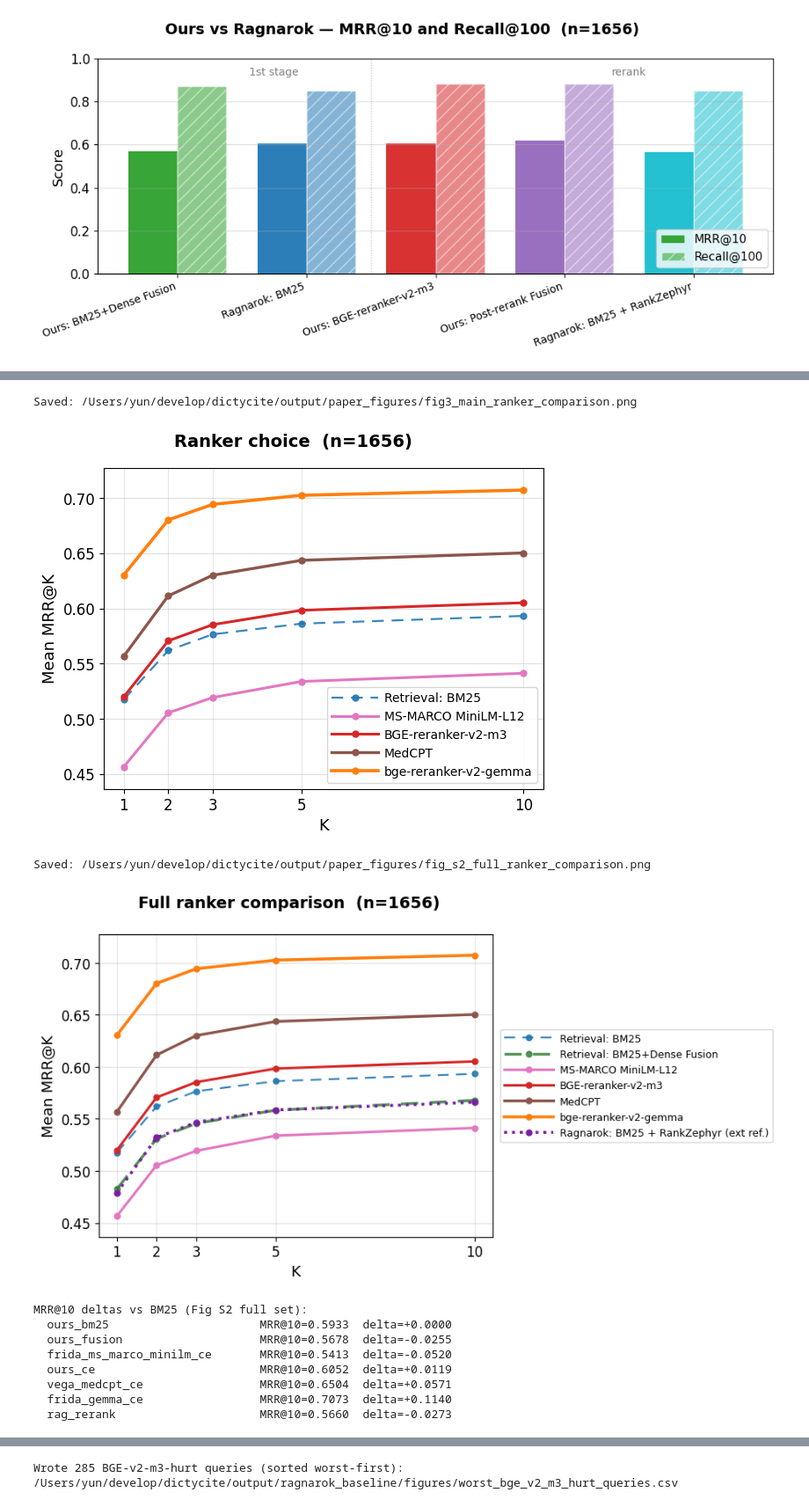
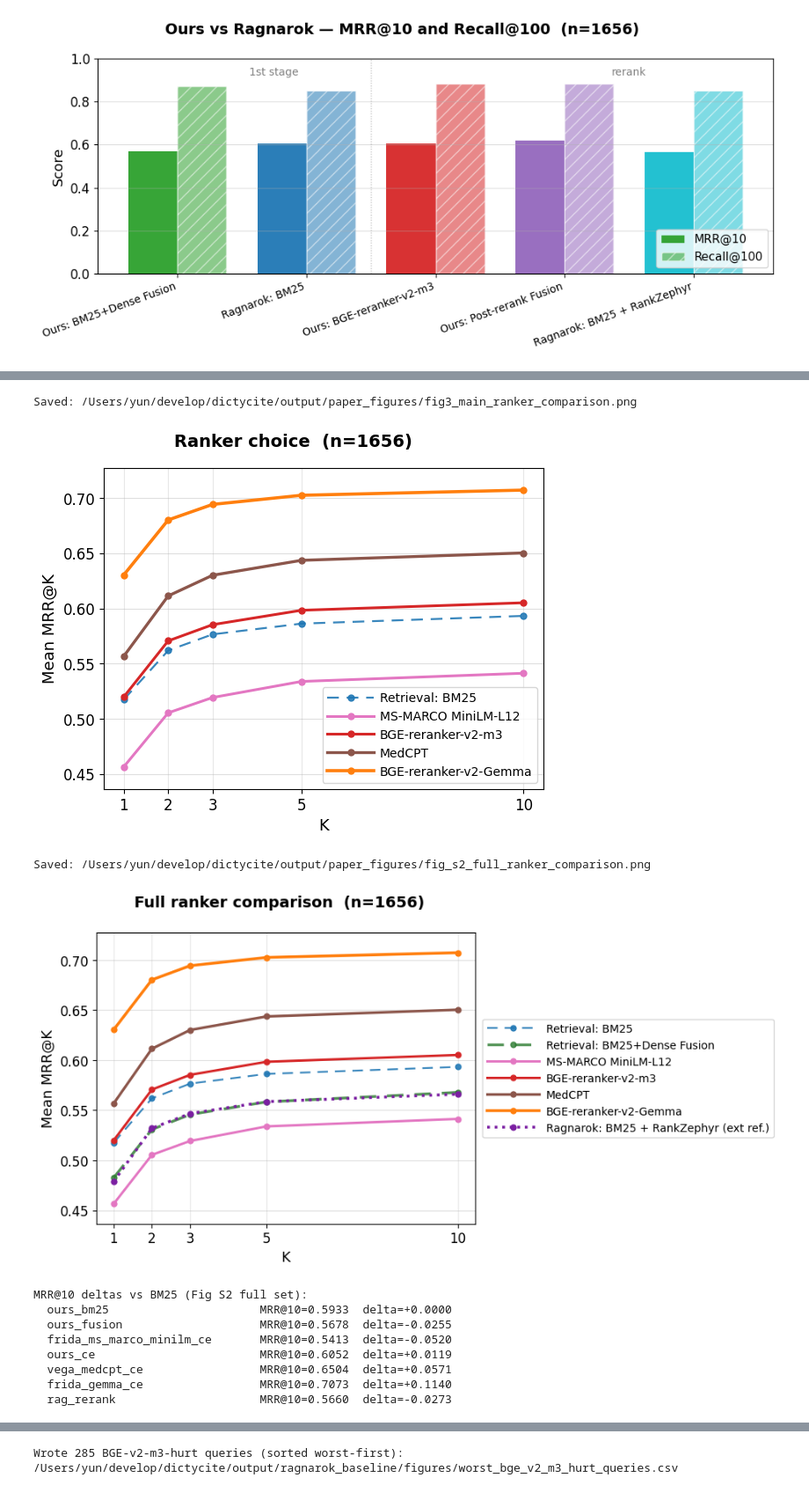
Before and after one commit to fulaibaowang/dictycite, a Jupyter notebook: notebooks/ragnarok_comparison.ipynb, the cells around one changed output, grey strips where cells are left out. Shown at 88% size. Drawn from its saved outputs; the diff is of its cells as text; code cells hidden in the pictures.

```diff
--- a/notebooks/ragnarok_comparison.ipynb
+++ b/notebooks/ragnarok_comparison.ipynb
@@ -78,7 +78,7 @@ LABELS = {
     "ours_ce":                  "Ours: BGE-reranker-v2-m3",
     "ours_postfusion":          "Ours: Post-rerank Fusion",
     "vega_medcpt_ce":           "Ours: MedCPT (rerank-only)",
-    "frida_gemma_ce":           "Ours: bge-reranker-v2-gemma (rerank-only)",
+    "frida_gemma_ce":           "Ours: BGE-reranker-v2-Gemma (rerank-only)",
     "frida_ms_marco_minilm_ce": "Ours: MS MARCO MiniLM (rerank-only)",
     "rag_bm25":                 "Ragnarok: BM25",
     "rag_rerank":               "Ragnarok: BM25 + RankZephyr",
@@ -499,7 +499,7 @@ ALL_METHOD_STYLE: dict[str, dict] = {
         "zorder": 4,
         "marker": "o",
         "markersize": 5,
-        "label": "bge-reranker-v2-gemma",
+        "label": "BGE-reranker-v2-Gemma",
     },
     "rag_rerank": {
         "color": "#7b1fa2",
@@ -553,7 +553,7 @@ def _plot_mrr_curves(
     ax.grid(True, axis="x", alpha=0.3)
     if legend_outside_right:
         ax.legend(
-            fontsize=9,
+            fontsize=10,
             loc="center left",
             bbox_to_anchor=(1.02, 0.5),
             borderaxespad=0,
@@ -571,35 +571,35 @@ def _plot_mrr_curves(
     plt.savefig(out_path, dpi=150, bbox_inches="tight")
     print("Saved:", out_path)
     plt.show()
     return mrr
 
 
 fig3_mrr = _plot_mrr_curves(
     FIG3_MAIN_KEYS,
     paper_figures_dir / "fig3_main_ranker_comparison.png",
     "Ranker choice",
 )
 
 fig_s2_mrr = _plot_mrr_curves(
     FIG_S2_KEYS,
     paper_figures_dir / "fig_s2_full_ranker_comparison.png",
     "Full ranker comparison",
     legend_outside_right=True,
 )
 
 # Numerical deltas vs BM25 for caption-writing.
 print("\nMRR@10 deltas vs BM25 (Fig S2 full set):")
 base = fig_s2_mrr["ours_bm25"][10]
 for m in FIG_S2_KEYS:
     if m not in fig_s2_mrr:
         continue
     v = fig_s2_mrr[m][10]
     print(f"  {m:30s} MRR@10={v:.4f}  delta={v-base:+.4f}")
 # %% [output]
 Saved: /Users/yun/develop/dictycite/output/paper_figures/fig3_main_ranker_comparison.png
-[figure, old version]
+[figure, new version]
 Saved: /Users/yun/develop/dictycite/output/paper_figures/fig_s2_full_ranker_comparison.png
-[figure, old version]
+[figure, new version]
 MRR@10 deltas vs BM25 (Fig S2 full set):
   ours_bm25                      MRR@10=0.5933  delta=+0.0000
   ours_fusion                    MRR@10=0.5678  delta=-0.0255
```
Also changed, not shown: parts of 10 cells of this notebook, 5 other files.
